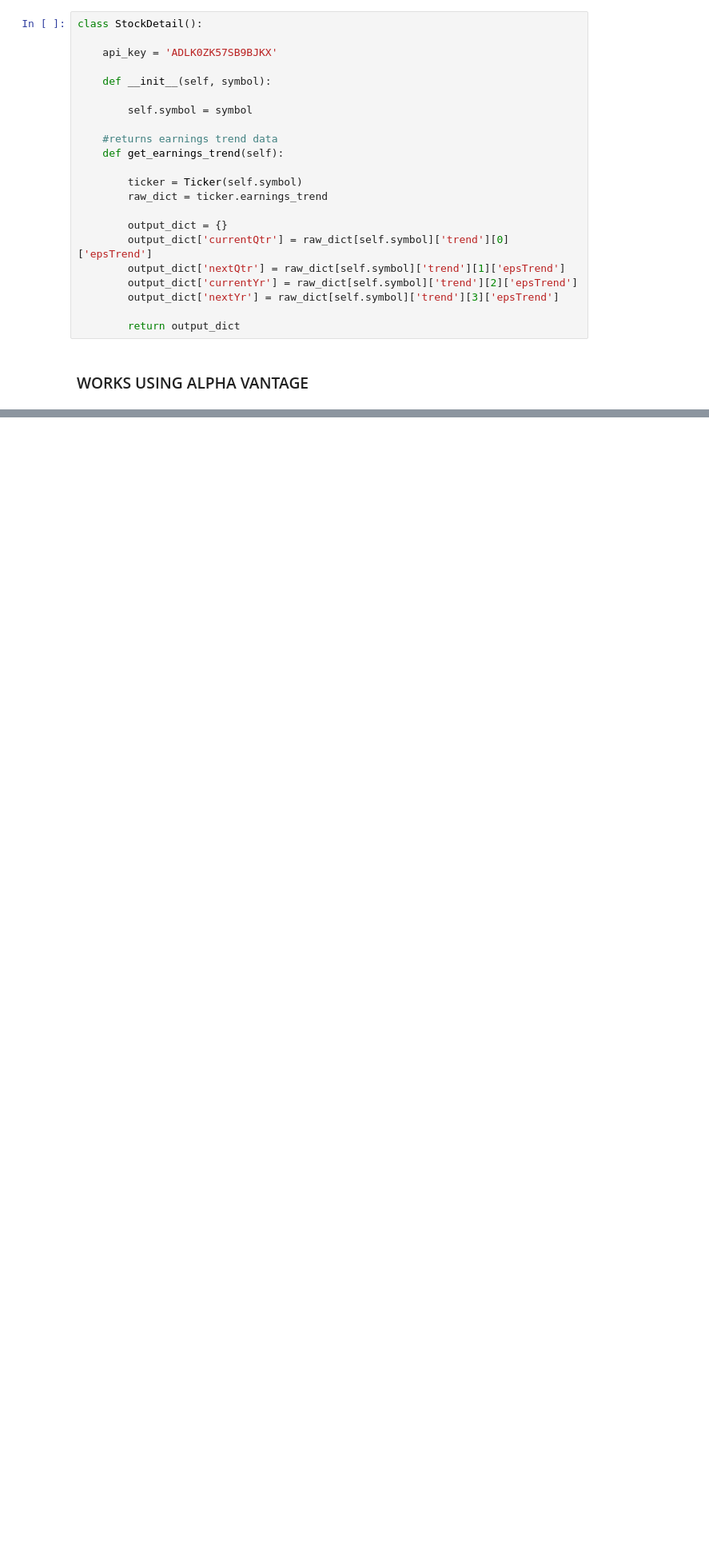
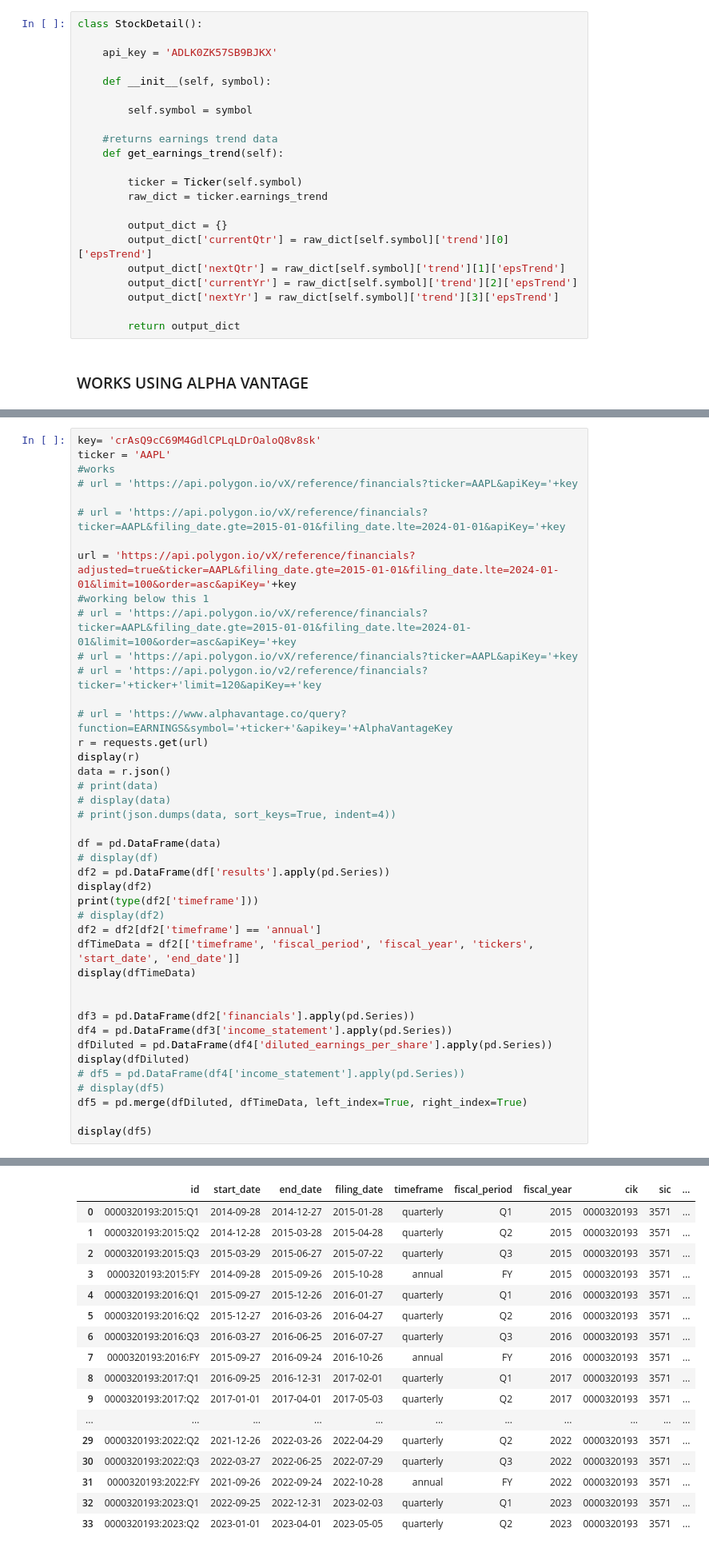
Before and after one commit to ValverdeDaniel/leoPlayground, a Jupyter notebook: FairValueTests.ipynb, the cells around one changed output, grey strips where cells are left out. Shown at 80% size. Saved outputs shown, nothing was run; the diff lists cells and outputs as text; blank space fills up the shorter version.

Commit message:
updates to polygon.io tests

```diff
--- a/FairValueTests.ipynb
+++ b/FairValueTests.ipynb
@@ -207,0 +189,43 @@ fv_df_currentYR:     reportedEPS2019  reportedEPS2018  reportedEPS2017  avgPrice
+# %%
+key= 'crAsQ9cC69M4GdlCPLqLDrOaloQ8v8sk'
+ticker = 'AAPL'
+#works
+# url = 'https://api.polygon.io/vX/reference/financials?ticker=AAPL&apiKey='+key
+
+# url = 'https://api.polygon.io/vX/reference/financials?ticker=AAPL&filing_date.gte=2015-01-01&filing_date.lte=2024-01-01&apiKey='+key
+
+url = 'https://api.polygon.io/vX/reference/financials?adjusted=true&ticker=AAPL&filing_date.gte=2015-01-01&filing_date.lte=2024-01-01&limit=100&order=asc&apiKey='+key
+#working below this 1
+# url = 'https://api.polygon.io/vX/reference/financials?ticker=AAPL&filing_date.gte=2015-01-01&filing_date.lte=2024-01-01&limit=100&order=asc&apiKey='+key
+# url = 'https://api.polygon.io/vX/reference/financials?ticker=AAPL&apiKey='+key
+# url = 'https://api.polygon.io/v2/reference/financials?ticker='+ticker+'limit=120&apiKey=+'key
+
+# url = 'https://www.alphavantage.co/query?function=EARNINGS&symbol='+ticker+'&apikey='+AlphaVantageKey
+r = requests.get(url)
+display(r)
+data = r.json()
+# print(data)
+# display(data)
+# print(json.dumps(data, sort_keys=True, indent=4))
+
+df = pd.DataFrame(data)
+# display(df)
+df2 = pd.DataFrame(df['results'].apply(pd.Series))
+display(df2)
+print(type(df2['timeframe']))
+# display(df2)
+df2 = df2[df2['timeframe'] == 'annual']
+dfTimeData = df2[['timeframe', 'fiscal_period', 'fiscal_year', 'tickers', 'start_date', 'end_date']]
+display(dfTimeData)
+
+
+df3 = pd.DataFrame(df2['financials'].apply(pd.Series))
+df4 = pd.DataFrame(df3['income_statement'].apply(pd.Series))
+dfDiluted = pd.DataFrame(df4['diluted_earnings_per_share'].apply(pd.Series))
+display(dfDiluted)
+# df5 = pd.DataFrame(df4['income_statement'].apply(pd.Series))
+# display(df5)
+df5 = pd.merge(dfDiluted, dfTimeData, left_index=True, right_index=True)
+
+display(df5)
+# %% [output]
@@ -207,0 +233,17 @@ fv_df_currentYR:     reportedEPS2019  reportedEPS2018  reportedEPS2017  avgPrice
+|  | id | start_date | end_date | filing_date | timeframe | fiscal_period | fiscal_year | cik | sic | ... |
+| 0 | 0000320193:2015:Q1 | 2014-09-28 | 2014-12-27 | 2015-01-28 | quarterly | Q1 | 2015 | 0000320193 | 3571 | ... |
+| 1 | 0000320193:2015:Q2 | 2014-12-28 | 2015-03-28 | 2015-04-28 | quarterly | Q2 | 2015 | 0000320193 | 3571 | ... |
+| 2 | 0000320193:2015:Q3 | 2015-03-29 | 2015-06-27 | 2015-07-22 | quarterly | Q3 | 2015 | 0000320193 | 3571 | ... |
+| 3 | 0000320193:2015:FY | 2014-09-28 | 2015-09-26 | 2015-10-28 | annual | FY | 2015 | 0000320193 | 3571 | ... |
+| 4 | 0000320193:2016:Q1 | 2015-09-27 | 2015-12-26 | 2016-01-27 | quarterly | Q1 | 2016 | 0000320193 | 3571 | ... |
+| 5 | 0000320193:2016:Q2 | 2015-12-27 | 2016-03-26 | 2016-04-27 | quarterly | Q2 | 2016 | 0000320193 | 3571 | ... |
+| 6 | 0000320193:2016:Q3 | 2016-03-27 | 2016-06-25 | 2016-07-27 | quarterly | Q3 | 2016 | 0000320193 | 3571 | ... |
+| 7 | 0000320193:2016:FY | 2015-09-27 | 2016-09-24 | 2016-10-26 | annual | FY | 2016 | 0000320193 | 3571 | ... |
+| 8 | 0000320193:2017:Q1 | 2016-09-25 | 2016-12-31 | 2017-02-01 | quarterly | Q1 | 2017 | 0000320193 | 3571 | ... |
+| 9 | 0000320193:2017:Q2 | 2017-01-01 | 2017-04-01 | 2017-05-03 | quarterly | Q2 | 2017 | 0000320193 | 3571 | ... |
+| ... | ... | ... | ... | ... | ... | ... | ... | ... | ... | ... |
+| 29 | 0000320193:2022:Q2 | 2021-12-26 | 2022-03-26 | 2022-04-29 | quarterly | Q2 | 2022 | 0000320193 | 3571 | ... |
+| 30 | 0000320193:2022:Q3 | 2022-03-27 | 2022-06-25 | 2022-07-29 | quarterly | Q3 | 2022 | 0000320193 | 3571 | ... |
+| 31 | 0000320193:2022:FY | 2021-09-26 | 2022-09-24 | 2022-10-28 | annual | FY | 2022 | 0000320193 | 3571 | ... |
+| 32 | 0000320193:2023:Q1 | 2022-09-25 | 2022-12-31 | 2023-02-03 | quarterly | Q1 | 2023 | 0000320193 | 3571 | ... |
+| 33 | 0000320193:2023:Q2 | 2023-01-01 | 2023-04-01 | 2023-05-05 | quarterly | Q2 | 2023 | 0000320193 | 3571 | ... |
```
Also changed, not shown: parts of 5 cells of this notebook, 1 other file.
